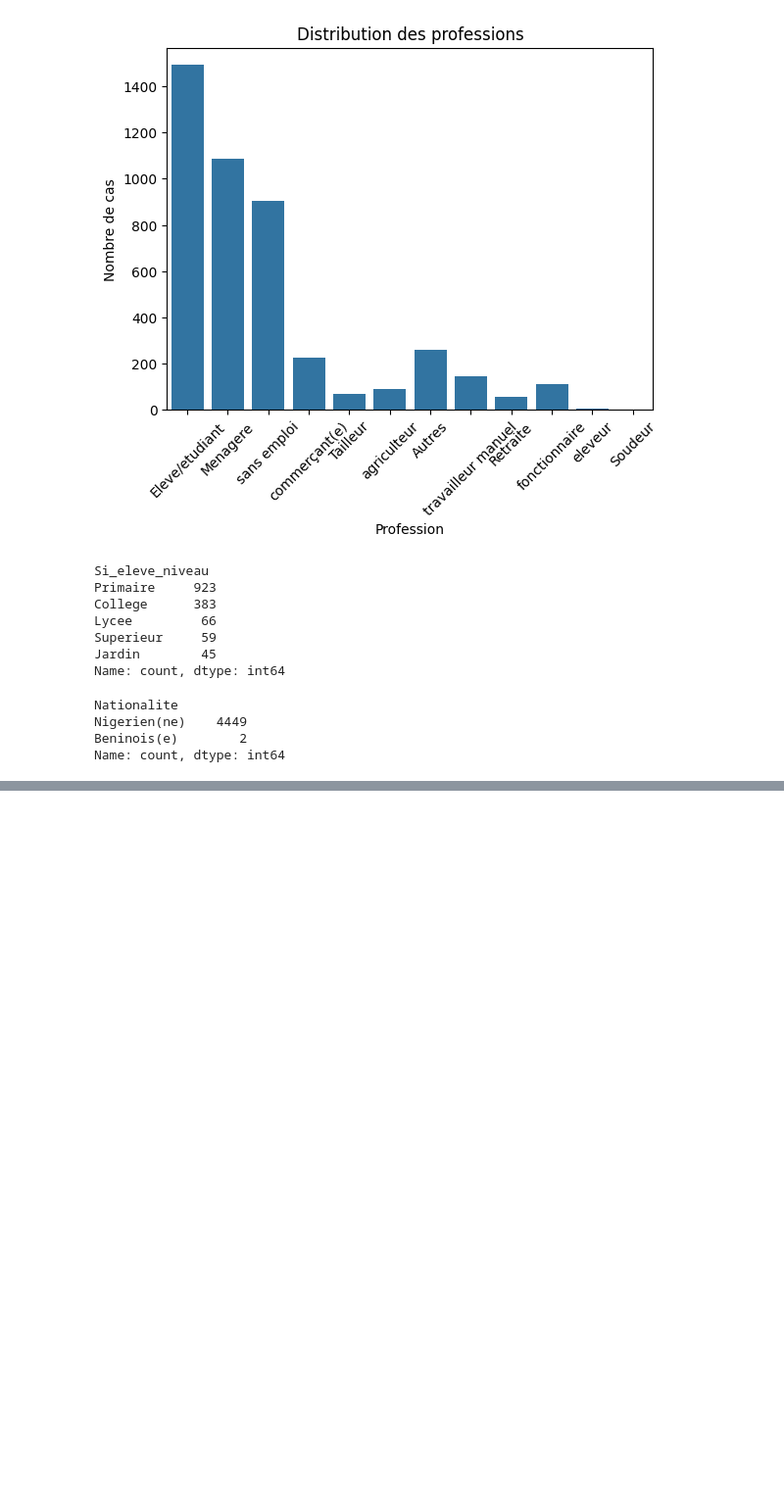
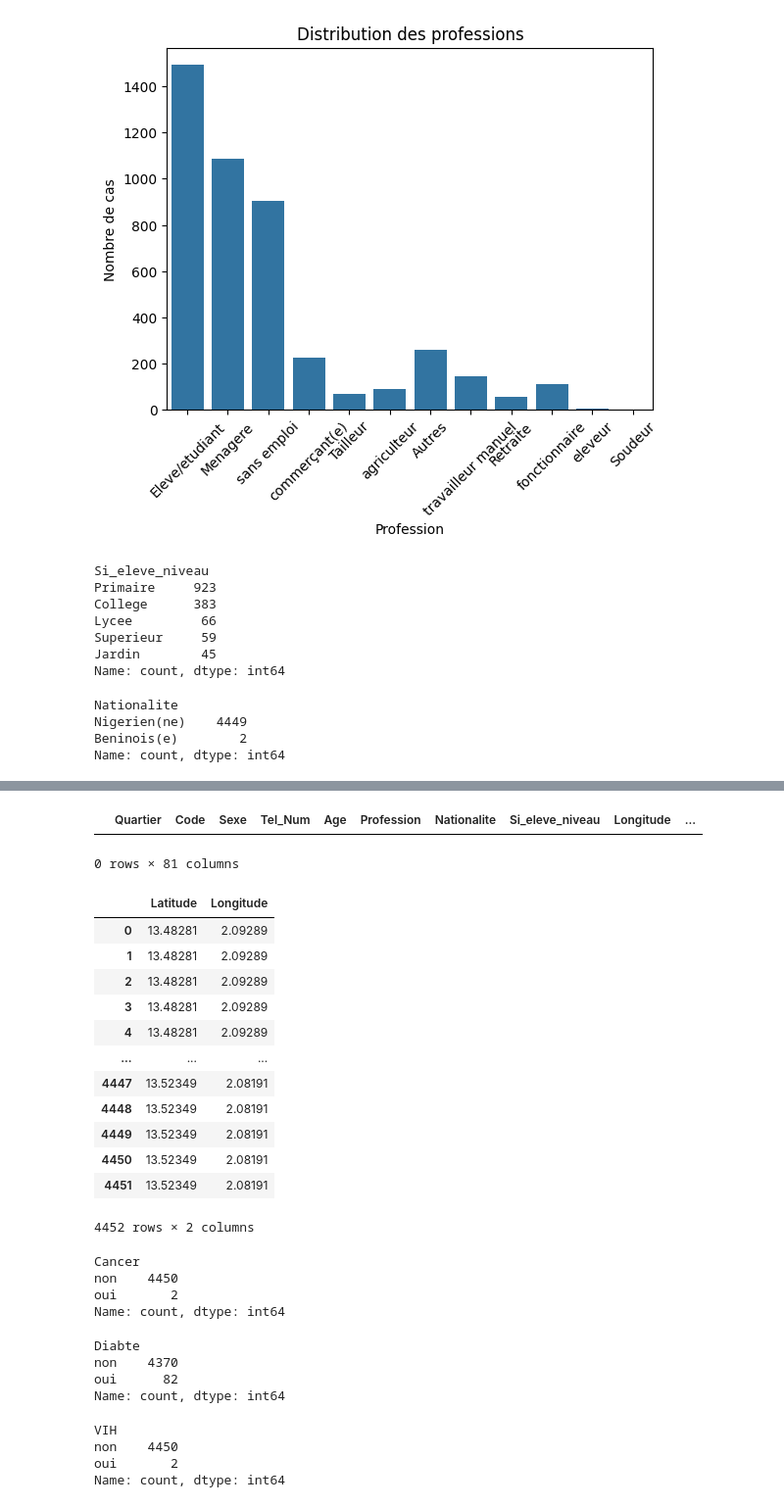
Before and after one commit to Ahmed-chaouachi22/Covid_Niger, a Jupyter notebook: covid_niger.ipynb, the cells around one changed output, grey strips where cells are left out. Shown at 98% size. Saved outputs shown, nothing was run; the diff lists cells and outputs as text; code cells hidden in the pictures; blank space fills up the shorter version.

```diff
--- a/covid_niger.ipynb
+++ b/covid_niger.ipynb
@@ -148,0 +166,42 @@ Name: count, dtype: int64
+# %%
+df[df['Perte_de_connaissance']=='Oui'] #colonne a effacer
+# %% [output]
+|  | Quartier | Code | Sexe | Tel_Num | Age | Profession | Nationalite | Si_eleve_niveau | Longitude | ... |
+0 rows × 81 columns
+# %%
+df[['Latitude', 'Longitude']] #carte de chaleur
+# %% [output]
+|  | Latitude | Longitude |
+| 0 | 13.48281 | 2.09289 |
+| 1 | 13.48281 | 2.09289 |
+| 2 | 13.48281 | 2.09289 |
+| 3 | 13.48281 | 2.09289 |
+| 4 | 13.48281 | 2.09289 |
+| ... | ... | ... |
+| 4447 | 13.52349 | 2.08191 |
+| 4448 | 13.52349 | 2.08191 |
+| 4449 | 13.52349 | 2.08191 |
+| 4450 | 13.52349 | 2.08191 |
+| 4451 | 13.52349 | 2.08191 |
+4452 rows × 2 columns
+# %%
+df['Cancer'].value_counts()
+# %% [output]
+Cancer
+non    4450
+oui       2
+Name: count, dtype: int64
+# %%
+df['Diabte'].value_counts() #behya
+# %% [output]
+Diabte
+non    4370
+oui      82
+Name: count, dtype: int64
+# %%
+df['VIH'].value_counts()
+# %% [output]
+VIH
+non    4450
+oui       2
+Name: count, dtype: int64
```
Also changed, not shown: parts of 7 cells of this notebook, 3 other files.
